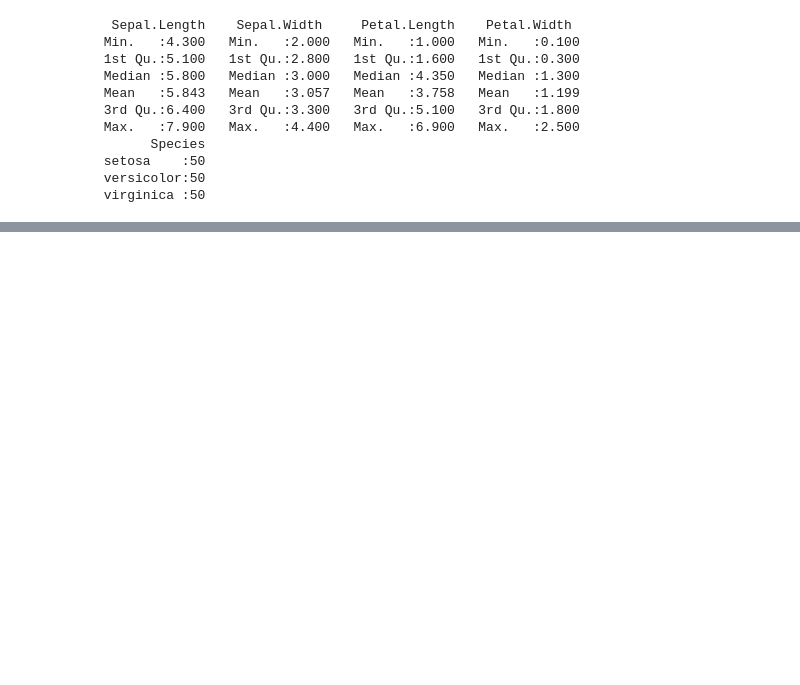
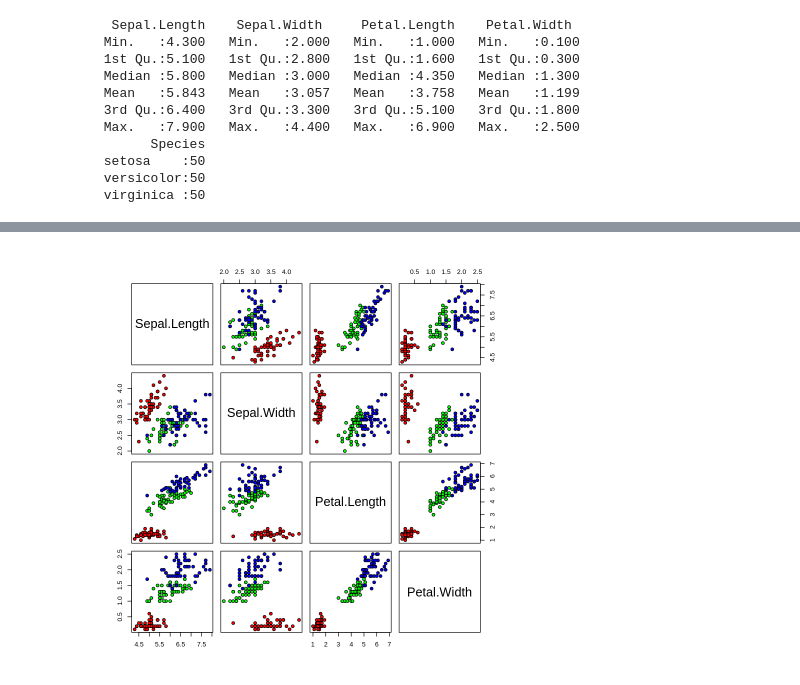
Before and after one commit to ReVuz/R_programming, a Jupyter notebook: EDA.ipynb, the cells around one changed output, grey strips where cells are left out. Drawn from its saved outputs; the diff is of its cells as text; code cells hidden in the pictures; blank space fills up the shorter version.

```diff
--- a/EDA.ipynb
+++ b/EDA.ipynb
@@ -123,0 +133,5 @@ summary(iris)
+# %%
+# Explore the relationship between the numeric variables using scatter plots
+pairs(iris[, -5], pch = 21, bg = c("red", "green", "blue")[iris$Species])
+# %% [output]
+[figure, added]
```
Also changed, not shown: parts of 4 cells of this notebook.
